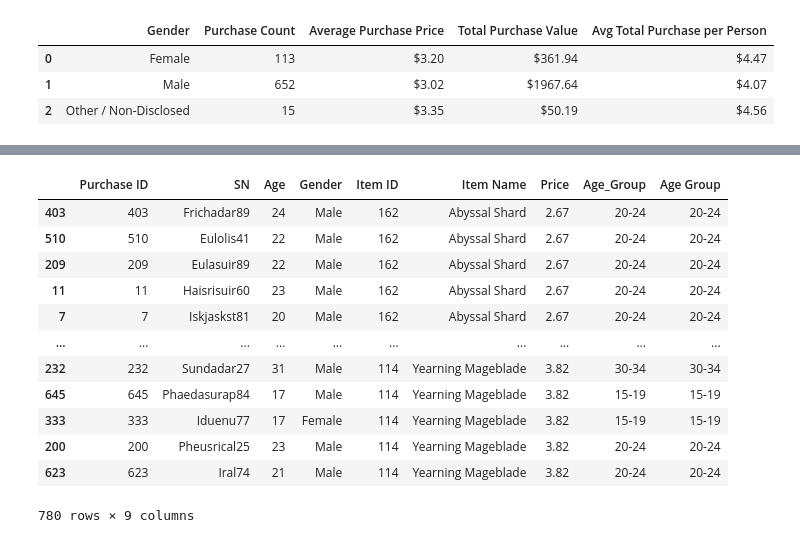
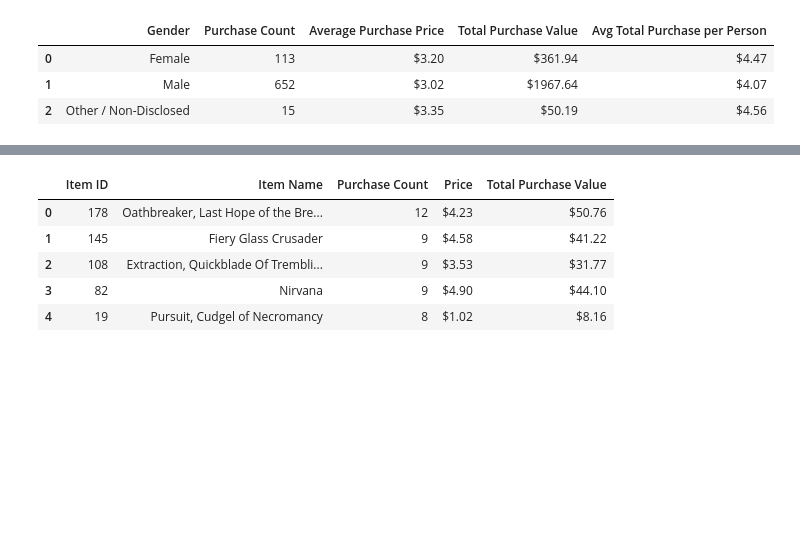
Before and after one commit to bpollockATX/pandas-challenge, a Jupyter notebook: pandas-challenge.ipynb, the cells around one changed output, grey strips where cells are left out. Cells and saved outputs as stored; diff of their text form; code cells hidden in the pictures; blank space fills up the shorter version.

```diff
--- a/pandas-challenge.ipynb
+++ b/pandas-challenge.ipynb
@@ -264,16 +278,46 @@ agg_purchase_ct_df
-# %%
-purchase_data_df.sort_values(["Item Name"])
-# %% [output]
-|  | Purchase ID | SN | Age | Gender | Item ID | Item Name | Price | Age_Group | Age Group |
-| 403 | 403 | Frichadar89 | 24 | Male | 162 | Abyssal Shard | 2.67 | 20-24 | 20-24 |
-| 510 | 510 | Eulolis41 | 22 | Male | 162 | Abyssal Shard | 2.67 | 20-24 | 20-24 |
-| 209 | 209 | Eulasuir89 | 22 | Male | 162 | Abyssal Shard | 2.67 | 20-24 | 20-24 |
-| 11 | 11 | Haisrisuir60 | 23 | Male | 162 | Abyssal Shard | 2.67 | 20-24 | 20-24 |
-| 7 | 7 | Iskjaskst81 | 20 | Male | 162 | Abyssal Shard | 2.67 | 20-24 | 20-24 |
-| ... | ... | ... | ... | ... | ... | ... | ... | ... | ... |
-| 232 | 232 | Sundadar27 | 31 | Male | 114 | Yearning Mageblade | 3.82 | 30-34 | 30-34 |
-| 645 | 645 | Phaedasurap84 | 17 | Male | 114 | Yearning Mageblade | 3.82 | 15-19 | 15-19 |
-| 333 | 333 | Iduenu77 | 17 | Female | 114 | Yearning Mageblade | 3.82 | 15-19 | 15-19 |
-| 200 | 200 | Pheusrical25 | 23 | Male | 114 | Yearning Mageblade | 3.82 | 20-24 | 20-24 |
-| 623 | 623 | Iral74 | 21 | Male | 114 | Yearning Mageblade | 3.82 | 20-24 | 20-24 |
-780 rows × 9 columns
+# %%
+##############################
+# Most Popular Items
+##############################
+
+# Group data by item id
+grouped_purchase_ct_df = purchase_data_df.groupby("Item ID")
+
+# Get summary data
+purchase_ct = grouped_purchase_ct_df["Item Name"].count()
+total_purch_val = grouped_purchase_ct_df["Price"].sum()
+
+# Insert into DF
+item_name_df = pd.DataFrame({"Purchase Count": purchase_ct
+                             ,"Total Purchase Value": total_purch_val
+                            })
+
+# Sort by Purhase count
+sorted_item_name_df= item_name_df.sort_values(["Purchase Count"], ascending = False)
+# sorted_item_name_df
+
+# Select top 5 items into new DF
+top_sellers_df = sorted_item_name_df.iloc[0:5]
+
+# Create a product table
+product_table_df = purchase_data_df[["Item Name", "Item ID", "Price"]]
+deduped_product_table_df = product_table_df.drop_duplicates()
+
+# Merge top seller DF and product table to fetch item-level data
+final_df = pd.merge(top_sellers_df, deduped_product_table_df, on = "Item ID")
+
+# Format money columns
+final_df["Total Purchase Value"] = final_df["Total Purchase Value"].map("${:.2f}".format)
+final_df["Price"] = final_df["Price"].map("${:.2f}".format)
+
+# Rearrange columns
+ordered_final_df = final_df[["Item ID","Item Name","Purchase Count","Price","Total Purchase Value",]]
+
+ordered_final_df
+# %% [output]
+|  | Item ID | Item Name | Purchase Count | Price | Total Purchase Value |
+| 0 | 178 | Oathbreaker, Last Hope of the Bre... | 12 | $4.23 | $50.76 |
+| 1 | 145 | Fiery Glass Crusader | 9 | $4.58 | $41.22 |
+| 2 | 108 | Extraction, Quickblade Of Trembli... | 9 | $3.53 | $31.77 |
+| 3 | 82 | Nirvana | 9 | $4.90 | $44.10 |
+| 4 | 19 | Pursuit, Cudgel of Necromancy | 8 | $1.02 | $8.16 |
```
Also changed, not shown: parts of 8 cells of this notebook.
